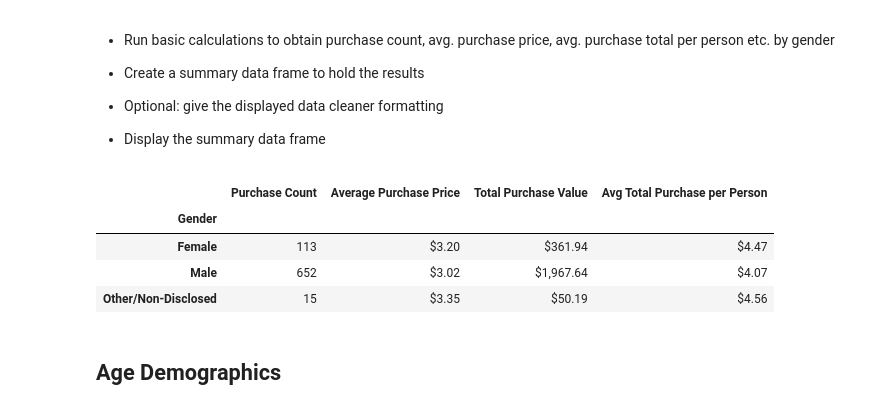
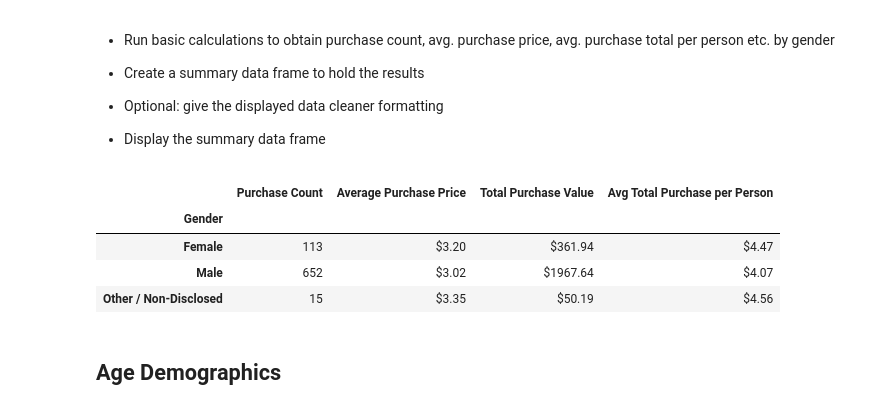
Before and after one commit to i1620/pandas-challenge, a Jupyter notebook: HeroesOfPymoli/HeroesOfPymoli_starter.ipynb, the cells around one changed output. Drawn from its saved outputs; the diff is of its cells as text; code cells hidden in the pictures.

```diff
--- a/HeroesOfPymoli/HeroesOfPymoli_starter.ipynb
+++ b/HeroesOfPymoli/HeroesOfPymoli_starter.ipynb
@@ -174,18 +120,29 @@ oatppp = "${:,.2f}".format(oatpp)
-# %%
-#table making
-gender_summary=pd.DataFrame({"Gender" : ["Female", "Male", "Other/Non-Disclosed"],
-              "Purchase Count" : [fpc_df, mpc_df, opc_df],
-              "Average Purchase Price" : [fapp_df, mapp_df, oapp_df],
-              "Total Purchase Value" : [ftpv_df, mtpv_df, otpv_df],
-                            "Avg Total Purchase per Person" : [fatppp, matppp, oatppp]})
-new_summary=gender_summary.set_index("Gender")
-new_summary
-# %% [output]
-|  | Purchase Count | Average Purchase Price | Total Purchase Value | Avg Total Purchase per Person |
-| Gender |  |  |  |  |
-| Female | 113 | $3.20 | $361.94 | $4.47 |
-| Male | 652 | $3.02 | $1,967.64 | $4.07 |
-| Other/Non-Disclosed | 15 | $3.35 | $50.19 | $4.56 |
+# %%
+gender_total = purchase_spender.groupby(by=["Gender"]).sum()["Price"]
+gender_avg = purchase_spender.groupby(by=["Gender"]).mean()["Price"]
+gender_count = purchase_spender.groupby(by=["Gender"]).count()["Price"]
+
+gender_sort = purchase_data_df.sort_values("SN")
+gender_sort=gender_sort.drop_duplicates(subset ="SN")
+gender_per_person =gender_sort.groupby(by=["Gender"]).count()["Price"]
+gender_total_person = gender_total / gender_per_person
+
+gender_summary = pd.DataFrame({"Purchase Count" : gender_count,
+                                "Average Purchase Price" : gender_avg,
+                                "Total Purchase Value" : gender_total,
+                               "Avg Total Purchase per Person" : gender_total_person
+                               })
+
+gender_summary["Average Purchase Price"] = gender_summary["Average Purchase Price"].map("${:.2f}".format)
+gender_summary["Total Purchase Value"] = gender_summary["Total Purchase Value"].map("${:.2f}".format)
+gender_summary["Avg Total Purchase per Person"] = gender_summary["Avg Total Purchase per Person"].map("${:.2f}".format)
+gender_summary
+# %% [output]
+|  | Purchase Count | Average Purchase Price | Total Purchase Value | Avg Total Purchase per Person |
+| Gender |  |  |  |  |
+| Female | 113 | $3.20 | $361.94 | $4.47 |
+| Male | 652 | $3.02 | $1967.64 | $4.07 |
+| Other / Non-Disclosed | 15 | $3.35 | $50.19 | $4.56 |
 # %% [markdown]
 ## Age Demographics
 # %% [markdown]
```
Also changed, not shown: parts of 3 cells of this notebook.
